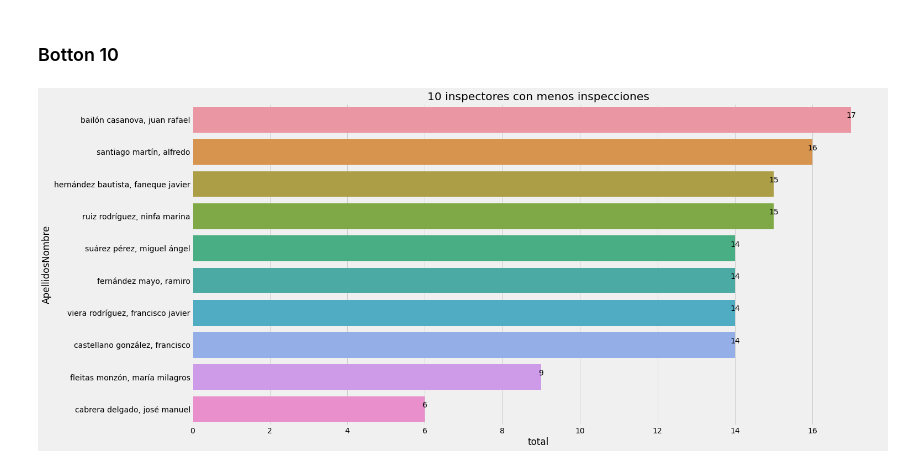
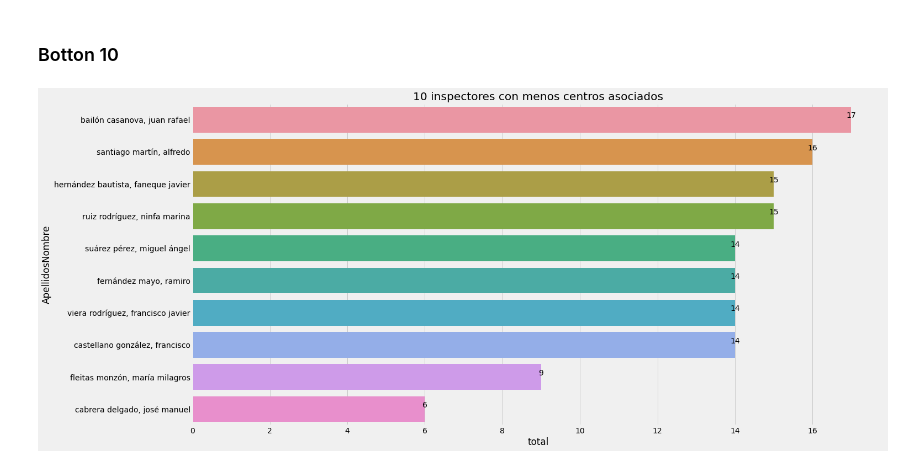
Before and after one commit to CrisKrus/kaggle, a Jupyter notebook: 05-open-data/inspecciones/open-data-canarias-inspecciones.ipynb, the cells around one changed output. Cells and saved outputs as stored; diff of their text form; code cells hidden in the pictures.

```diff
--- a/05-open-data/inspecciones/open-data-canarias-inspecciones.ipynb
+++ b/05-open-data/inspecciones/open-data-canarias-inspecciones.ipynb
@@ -152,11 +209,11 @@ for p in g.patches:
 # %%
 ultimos_10 = inspecciones_por_inspector.tail(10)
 
 plt.figure(figsize=(20,10))
-plt.title('10 inspectores con menos inspecciones')
+plt.title('10 inspectores con menos centros asociados')
 g = sns.barplot(data=ultimos_10, x='total', y='ApellidosNombre')
 
 for p in g.patches:
     g.text(p.get_width(), p.get_height()/2. + p.get_y(), '%d' % int(p.get_width()), ha='center', va='bottom')
 # %% [output]
-[figure, old version]
+[figure, new version]
```
Also changed, not shown: parts of 11 cells of this notebook, 3 other files.
